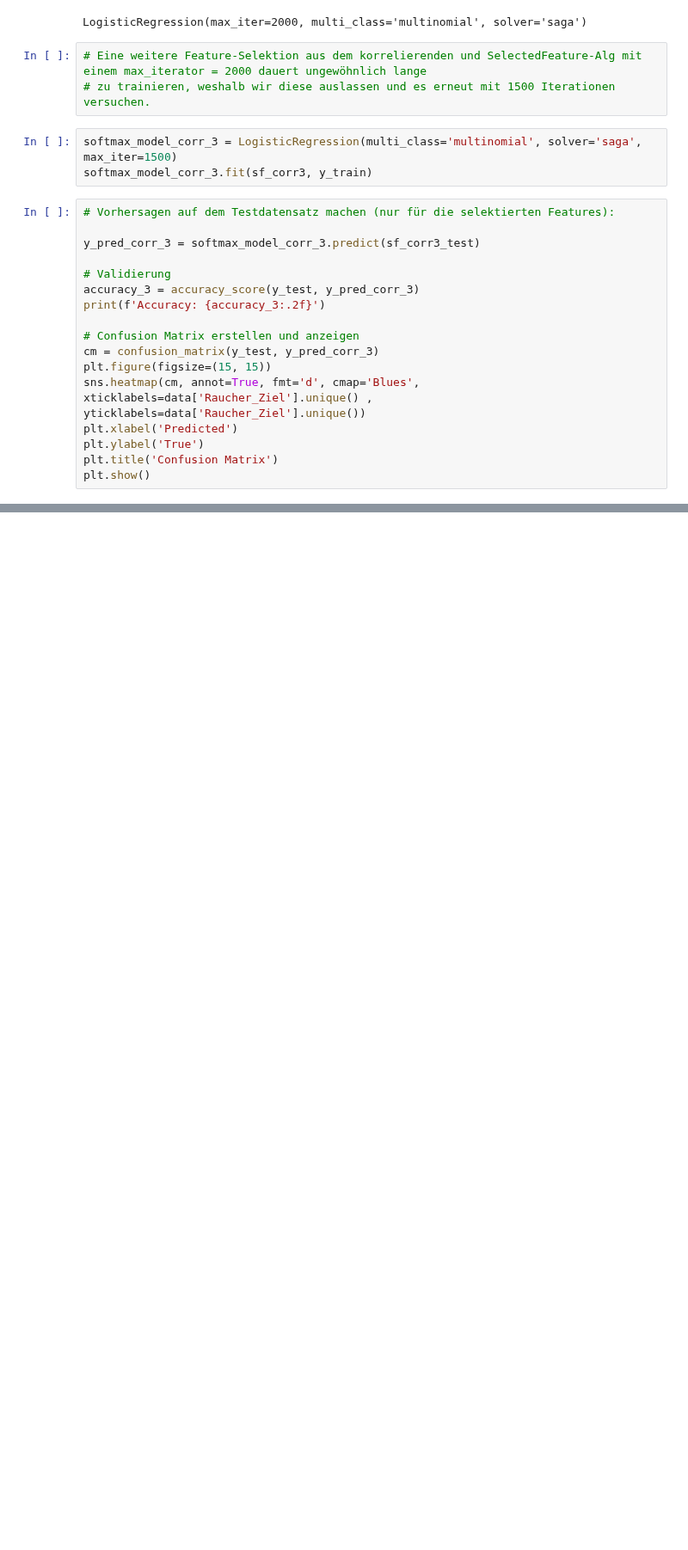
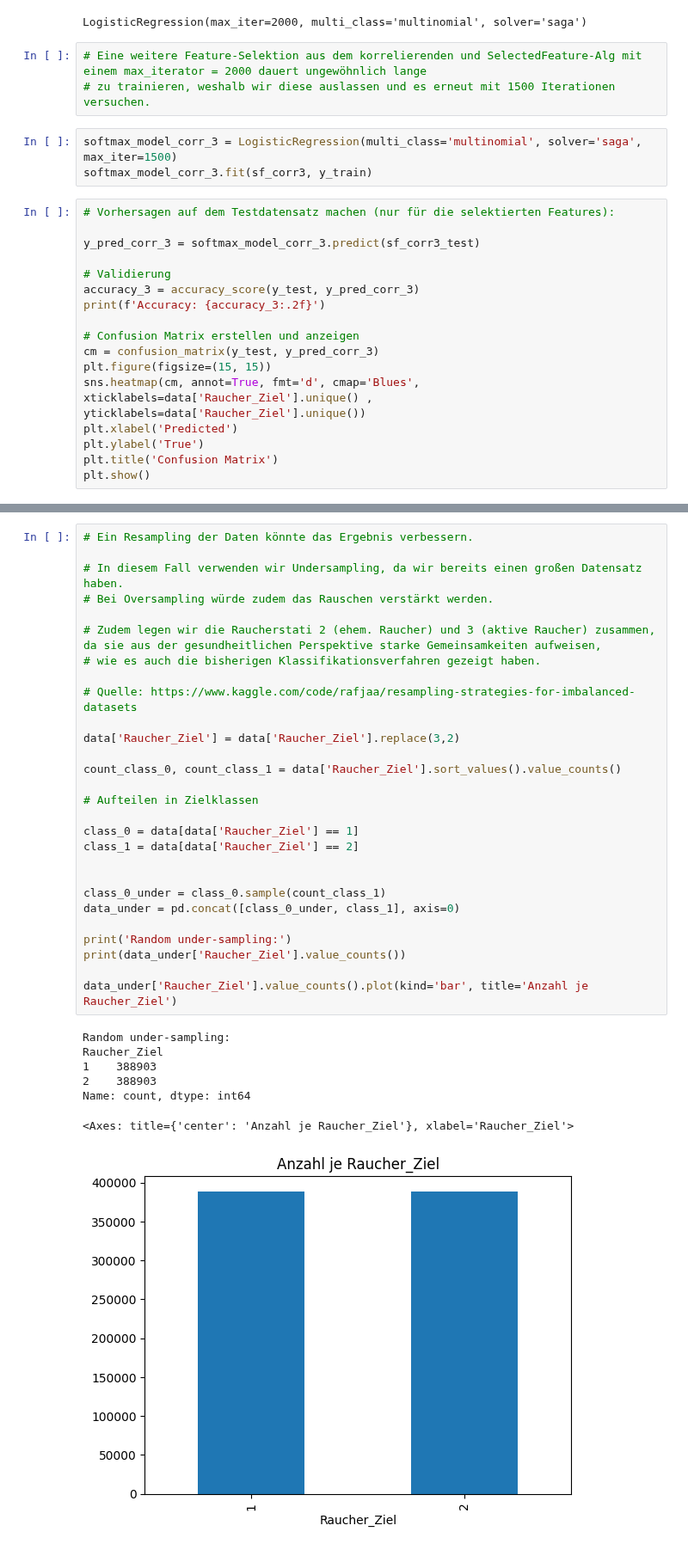
Before and after one commit to SebastianGrab/DataAnalyticsWS23-24, a Jupyter notebook: Projektarbeit/Aufgaben/Projektarbeit_A6.ipynb, the cells around one changed output, grey strips where cells are left out. Shown at 86% size. Drawn from its saved outputs; the diff is of its cells as text; blank space fills up the shorter version.

```diff
--- a/Projektarbeit/Aufgaben/Projektarbeit_A6.ipynb
+++ b/Projektarbeit/Aufgaben/Projektarbeit_A6.ipynb
@@ -345,0 +381,36 @@ plt.show()
+# %%
+# Ein Resampling der Daten könnte das Ergebnis verbessern.
+
+# In diesem Fall verwenden wir Undersampling, da wir bereits einen großen Datensatz haben.
+# Bei Oversampling würde zudem das Rauschen verstärkt werden.
+
+# Zudem legen wir die Raucherstati 2 (ehem. Raucher) und 3 (aktive Raucher) zusammen, da sie aus der gesundheitlichen Perspektive starke Gemeinsamkeiten aufweisen,
+# wie es auch die bisherigen Klassifikationsverfahren gezeigt haben.
+
+# Quelle: https://www.kaggle.com/code/rafjaa/resampling-strategies-for-imbalanced-datasets
+
+data['Raucher_Ziel'] = data['Raucher_Ziel'].replace(3,2)
+
+count_class_0, count_class_1 = data['Raucher_Ziel'].sort_values().value_counts()
+
+# Aufteilen in Zielklassen
+
+class_0 = data[data['Raucher_Ziel'] == 1]
+class_1 = data[data['Raucher_Ziel'] == 2]
+
+
+class_0_under = class_0.sample(count_class_1)
+data_under = pd.concat([class_0_under, class_1], axis=0)
+
+print('Random under-sampling:')
+print(data_under['Raucher_Ziel'].value_counts())
+
+data_under['Raucher_Ziel'].value_counts().plot(kind='bar', title='Anzahl je Raucher_Ziel')
+# %% [output]
+Random under-sampling:
+Raucher_Ziel
+1    388903
+2    388903
+Name: count, dtype: int64
+<Axes: title={'center': 'Anzahl je Raucher_Ziel'}, xlabel='Raucher_Ziel'>
+[figure, added]
```
Also changed, not shown: parts of 18 cells of this notebook, 1 other file.
